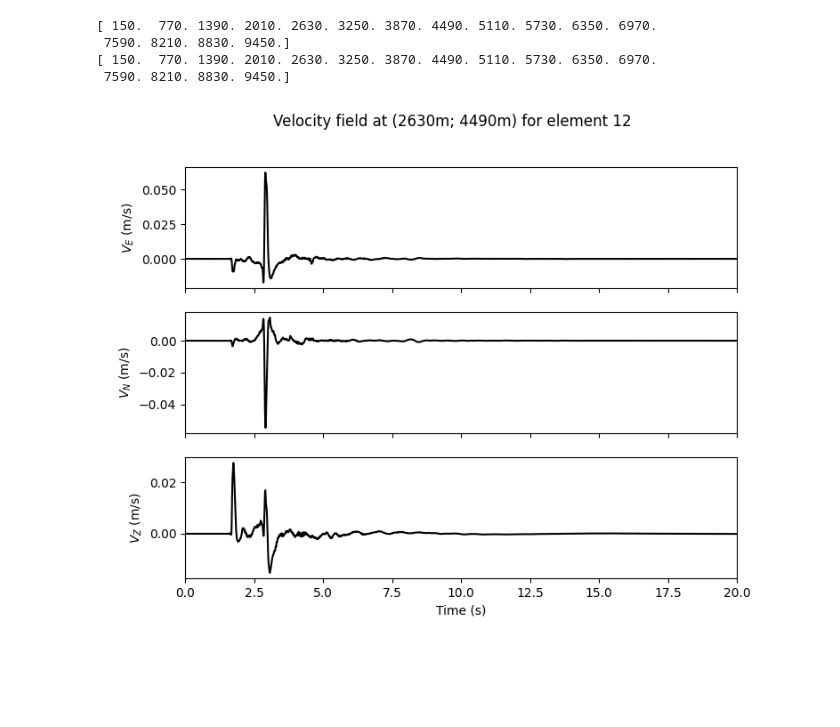
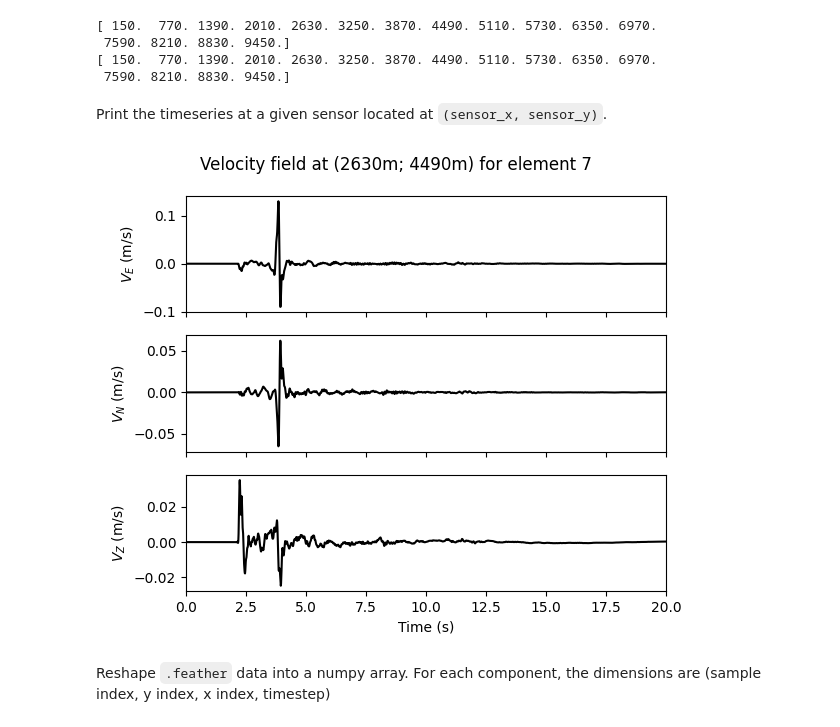
Before and after one commit to lehmannfa/HEMEW3D, a Jupyter notebook: Read_data.ipynb, the cells around one changed output. Cells and saved outputs as stored; diff of their text form; code cells hidden in the pictures; blank space fills up the shorter version.

```diff
--- a/Read_data.ipynb
+++ b/Read_data.ipynb
@@ -36,7 +27,7 @@ for I1 in range(I1min, I1max+1, n):
 # %%
-element = 1926
+element = 7
 
 plot3Dcube(a[element], Xvec = np.linspace(0, 9600, 32), Yvec = np.linspace(0, 9600, 32),
            Zvec = np.linspace(-9600, 0, 32),
-           figsize=(5.5,4), title=f'Element {element}')
+           figsize=(5.5,4), title=f'Material {element}')
 # %% [output]
@@ -44,6 +37,4 @@ plot3Dcube(a[element], Xvec = np.linspace(0, 9600, 32), Yvec = np.linspace(0, 96
 # %%
-element = 1926
-
 ticks = np.linspace(-0.5, 31.5, 4) # rename intrinsic ticks between 0 and 32 to real meter values
 ticklabels = np.linspace(0, 9600, 4).astype(int)
 
@@ -89,7 +80,7 @@ plt.show()
 # %% [markdown]
 Read a batch of 100 velocity fields
 # %%
-v = pd.read_feather('./data/velocity0-99.feather')
+v = pd.read_feather('./data/velocity0-9.feather')
 v.columns = list(v.columns[:5]) + list(v.columns[5:].astype(float))
 v.head()
 # %% [output]
@@ -110,24 +101,28 @@ print(np.unique(v.y))
  7590. 8210. 8830. 9450.]
 [ 150.  770. 1390. 2010. 2630. 3250. 3870. 4490. 5110. 5730. 6350. 6970.
  7590. 8210. 8830. 9450.]
+# %% [markdown]
+Print the timeseries at a given sensor located at `(sensor_x, sensor_y)`.
 # %%
-element = 12 # simulation index
 sensor_x, sensor_y = 2630, 4490 # sensor coordinates
 v_element = v.loc[(v.run==element)&(v.x==sensor_x)&(v.y==sensor_y)]
 
-fig, (ax1, ax2, ax3) = plt.subplots(3, 1, sharex=True, figsize=(8,6))
+fig, (ax1, ax2, ax3) = plt.subplots(3, 1, sharex=True, figsize=(6,5))
+fig.subplots_adjust(left=0.15, right=0.95, top=0.9)
 ax1.plot(v_element.loc[v_element.field=='Veloc E'].iloc[:,5:].T, 'k')
 ax1.set_ylabel('$V_E$ (m/s)')
 
 ax2.plot(v_element.loc[v_element.field=='Veloc N'].iloc[:,5:].T, 'k')
 ax2.set_ylabel('$V_N$ (m/s)')
 
 ax3.plot(v_element.loc[v_element.field=='Veloc Z'].iloc[:,5:].T, 'k')
 ax3.set_ylabel('$V_Z$ (m/s)')
 ax3.set_xlim([0, 20])
 ax3.set_xlabel('Time (s)')
 fig.suptitle(f'Velocity field at ({int(sensor_x)}m; {int(sensor_y)}m) for element {element}')
 
 plt.show()
 # %% [output]
-[figure, old version]
+[figure, new version]
+# %% [markdown]
+Reshape `.feather` data into a numpy array. For each component, the dimensions are (sample index, y index, x index, timestep)
```
Also changed, not shown: parts of 14 cells of this notebook, 3 other files.
